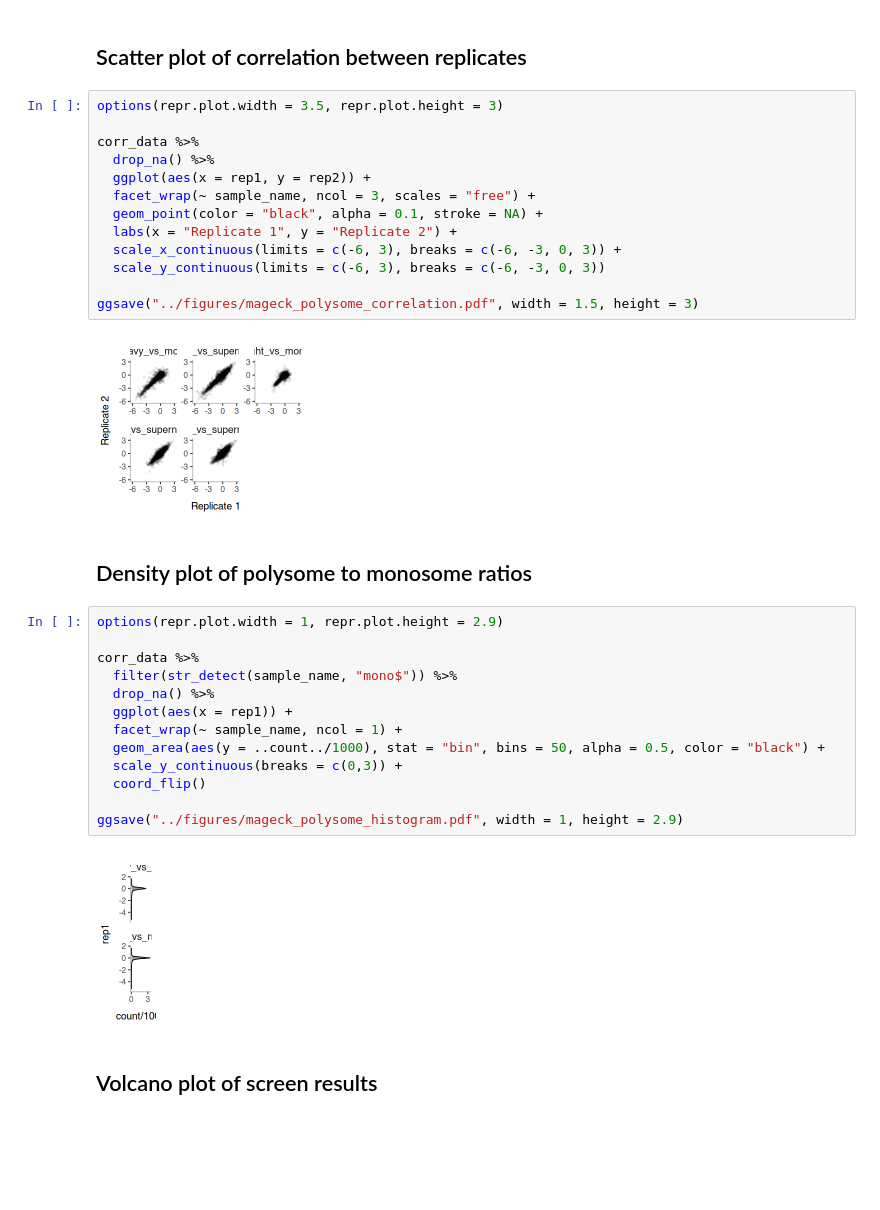
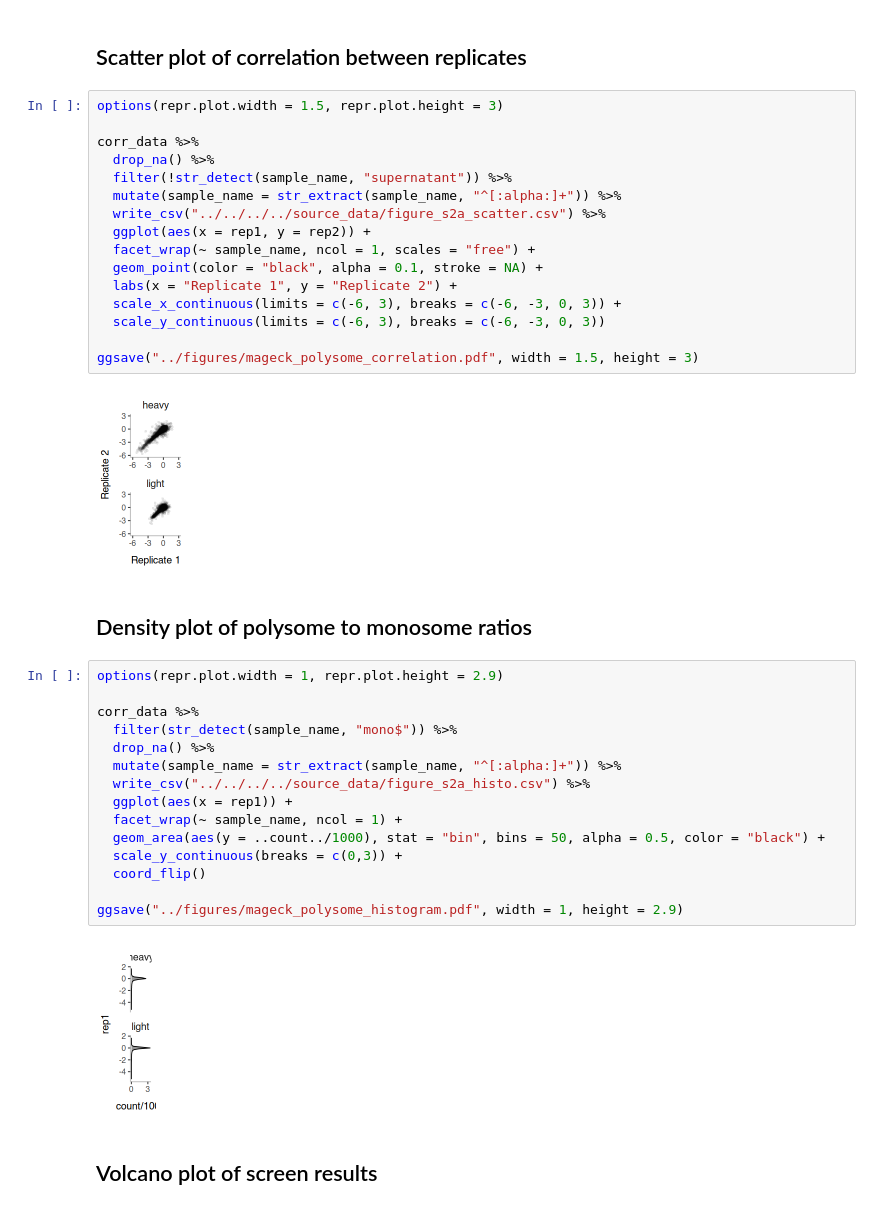
Before and after one commit to rasilab/nugent_2024, a Jupyter notebook: analysis/barcodeseq/rbp_barcode_screens/scripts/plot_polysome_relic_data.ipynb, the cells around one changed output. Saved outputs shown, nothing was run; the diff lists cells and outputs as text; blank space fills up the shorter version.

```diff
--- a/analysis/barcodeseq/rbp_barcode_screens/scripts/plot_polysome_relic_data.ipynb
+++ b/analysis/barcodeseq/rbp_barcode_screens/scripts/plot_polysome_relic_data.ipynb
@@ -242,20 +289,23 @@ A tibble: 42523 × 4
 # %% [markdown]
 ## Scatter plot of correlation between replicates
 # %%
-options(repr.plot.width = 3.5, repr.plot.height = 3)
+options(repr.plot.width = 1.5, repr.plot.height = 3)
 
 corr_data %>%
   drop_na() %>%
+  filter(!str_detect(sample_name, "supernatant")) %>%
+  mutate(sample_name = str_extract(sample_name, "^[:alpha:]+")) %>%
+  write_csv("../../../../source_data/figure_s2a_scatter.csv") %>%
   ggplot(aes(x = rep1, y = rep2)) +
-  facet_wrap(~ sample_name, ncol = 3, scales = "free") +
+  facet_wrap(~ sample_name, ncol = 1, scales = "free") +
   geom_point(color = "black", alpha = 0.1, stroke = NA) +
   labs(x = "Replicate 1", y = "Replicate 2") +
   scale_x_continuous(limits = c(-6, 3), breaks = c(-6, -3, 0, 3)) +
   scale_y_continuous(limits = c(-6, 3), breaks = c(-6, -3, 0, 3))
 
 ggsave("../figures/mageck_polysome_correlation.pdf", width = 1.5, height = 3)
 # %% [output]
-[figure, old version]
+[figure, new version]
 # %% [markdown]
 ## Density plot of polysome to monosome ratios
 # %%
@@ -264,6 +314,8 @@ options(repr.plot.width = 1, repr.plot.height = 2.9)
 corr_data %>%
   filter(str_detect(sample_name, "mono$")) %>%
   drop_na() %>%
+  mutate(sample_name = str_extract(sample_name, "^[:alpha:]+")) %>%
+  write_csv("../../../../source_data/figure_s2a_histo.csv") %>%
   ggplot(aes(x = rep1)) +
   facet_wrap(~ sample_name, ncol = 1) +
   geom_area(aes(y = ..count../1000), stat = "bin", bins = 50, alpha = 0.5, color = "black") +
@@ -272,7 +324,7 @@ corr_data %>%
 
 ggsave("../figures/mageck_polysome_histogram.pdf", width = 1, height = 2.9)
 # %% [output]
-[figure, old version]
+[figure, new version]
 # %% [markdown]
 ## Volcano plot of screen results
 # %%
```
Also changed, not shown: parts of 16 cells of this notebook, 29 other files.
